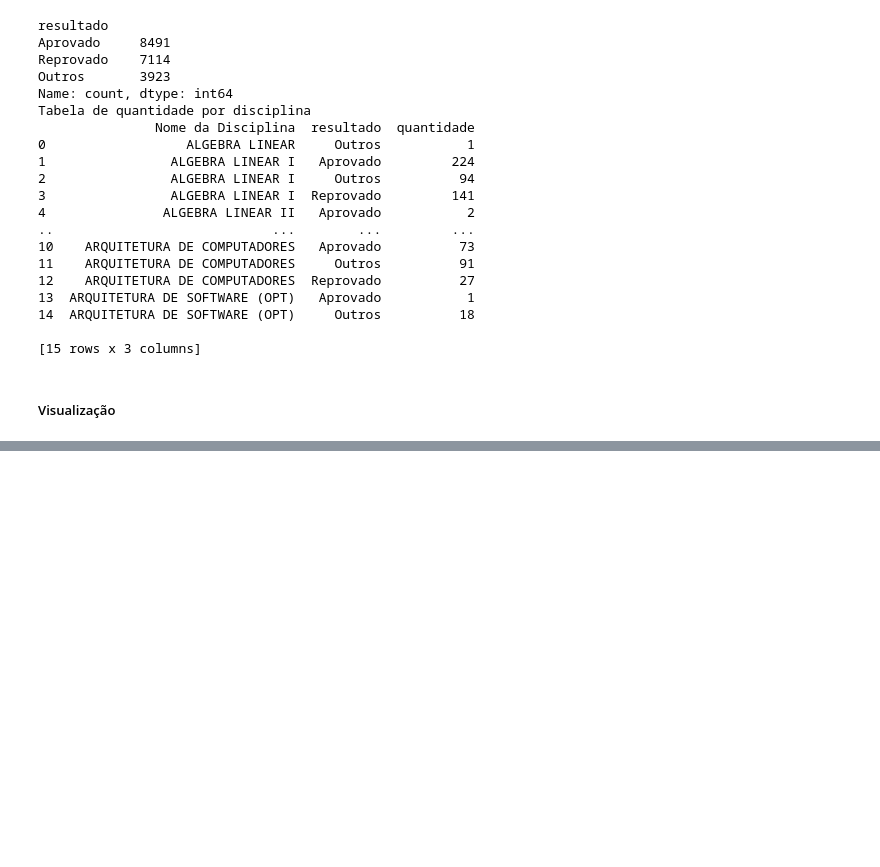
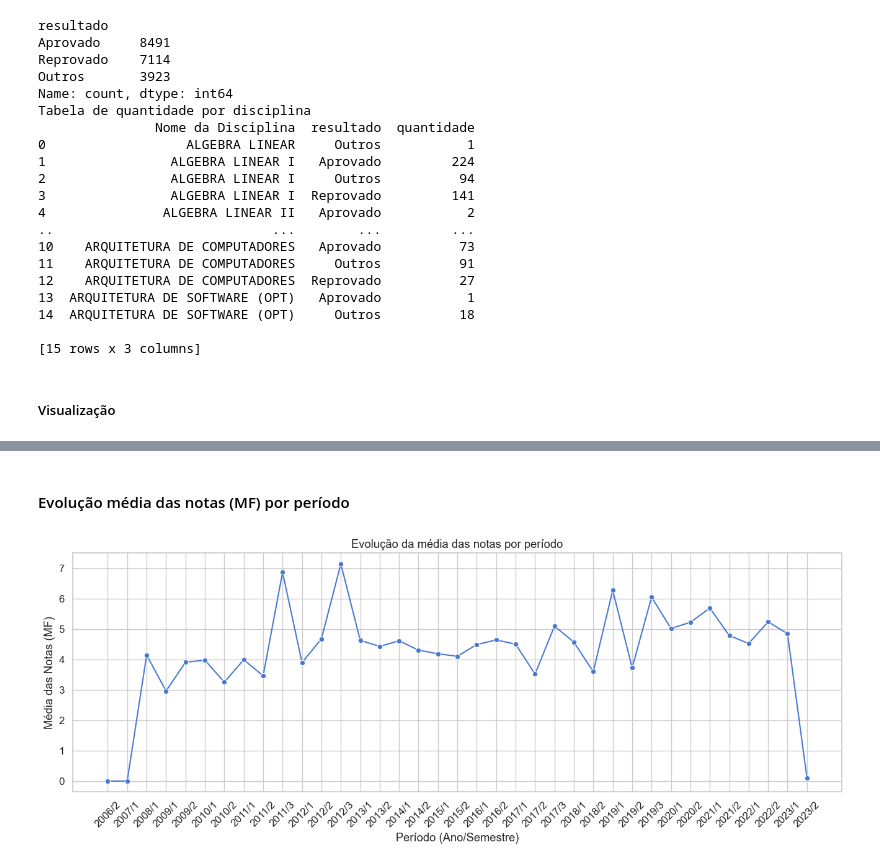
Before and after one commit to lucaslucena-la/Data_Science, a Jupyter notebook: studentsProfile_ufmt/AcademicAnalysis.ipynb, the cells around one changed output, grey strips where cells are left out. Drawn from its saved outputs; the diff is of its cells as text; code cells hidden in the pictures; blank space fills up the shorter version.

```diff
--- a/studentsProfile_ufmt/AcademicAnalysis.ipynb
+++ b/studentsProfile_ufmt/AcademicAnalysis.ipynb
@@ -935,0 +994,27 @@ display(
+# %%
+# Cria uma coluna "periodo_ordenado" para ordenar os semestres
+historico_escolar["ano"] = historico_escolar["Ano"].str.split("/").str[0].astype(int)
+historico_escolar["semestre"] = historico_escolar["Ano"].str.split("/").str[1].astype(int)
+
+# Ordena pelo ano/semestre
+historico_escolar = historico_escolar.sort_values(["ano", "semestre"])
+# %% [markdown]
+#### Evolução média das notas (MF) por período
+# %%
+# Média das notas por período
+media_notas = (
+    historico_escolar.groupby("Ano")["MF"]
+    .mean()
+    .reset_index()
+    .rename(columns={"MF": "media_notas"})
+)
+
+plt.figure(figsize=(16,5))
+sns.lineplot(data=media_notas, x="Ano", y="media_notas", marker="o")
+plt.xticks(rotation=45)
+plt.title("Evolução da média das notas por período")
+plt.xlabel("Período (Ano/Semestre)")
+plt.ylabel("Média das Notas (MF)")
+plt.show()
+# %% [output]
+[figure, added]
```
Also changed, not shown: parts of 55 cells of this notebook.
